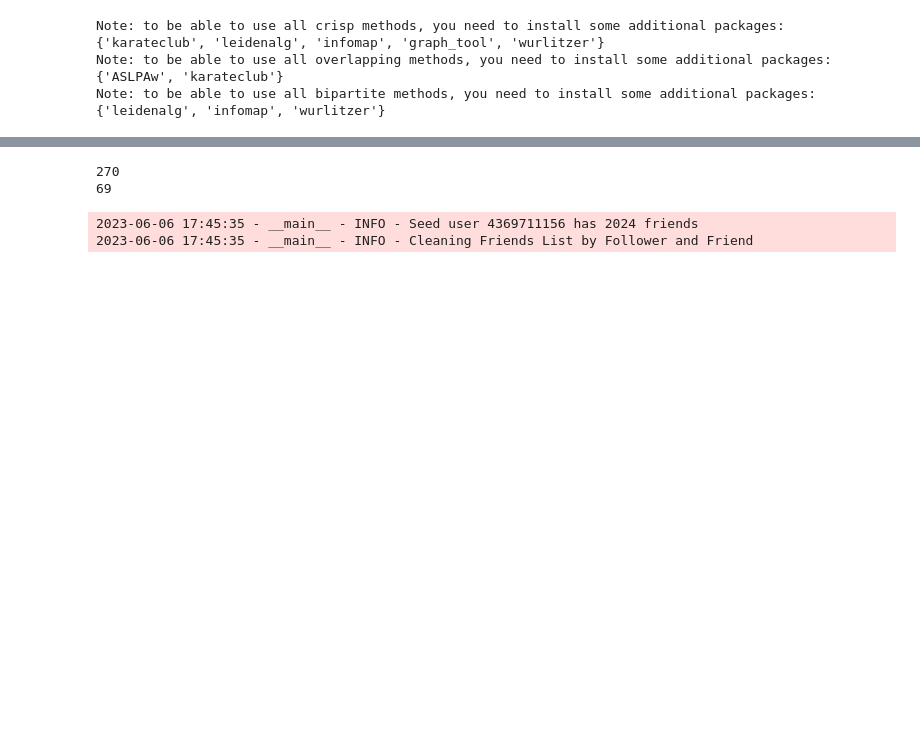
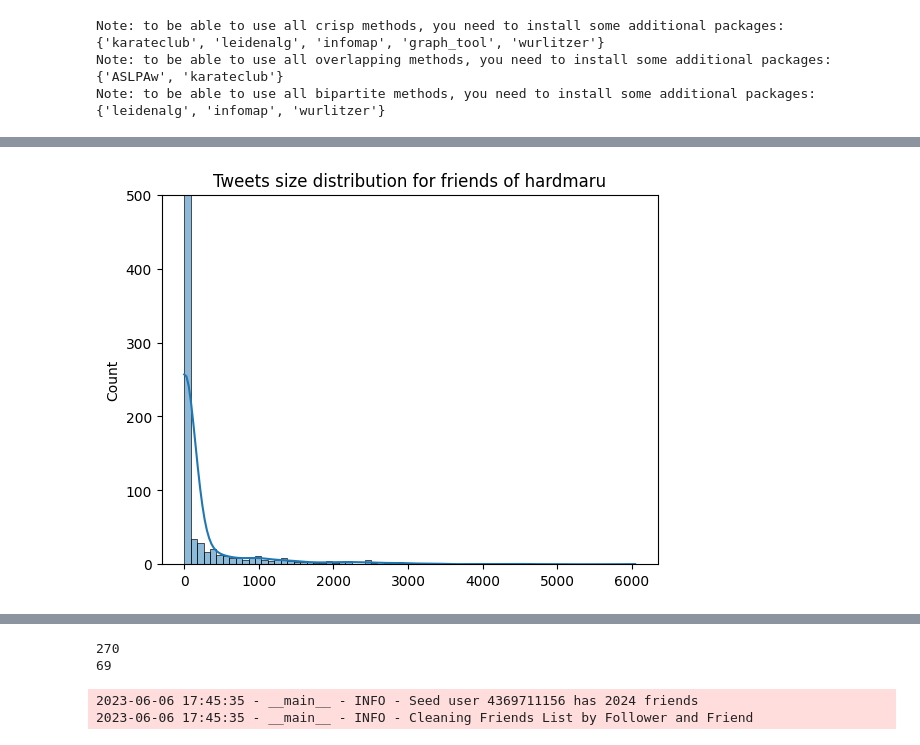
Before and after one commit to SNACES/core, a Jupyter notebook: experiments.ipynb, the cells around one changed output, grey strips where cells are left out. Drawn from its saved outputs; the diff is of its cells as text; code cells hidden in the pictures; blank space fills up the shorter version.

```diff
--- a/experiments.ipynb
+++ b/experiments.ipynb
@@ -27,6 +27,7 @@ user_activity_getters = {
 }
 user_getter = dao_module.get_user_getter()
 user_friend_getter = dao_module.get_user_friend_getter()
+tweet_getter = dao_module.get_user_tweet_getter()
 
 def get_user_activities(user_id: str, user_activity: str):
     activities = user_activity_getters[user_activity].get_user_activities(user_id)
@@ -68,0 +91,15 @@ plt.show()
+# %%
+seed_user_name = 'hardmaru'
+user = user_getter.get_user_by_screen_name(seed_user_name)
+seed_user = str(user.id)
+seed_user_friends = get_user_activities(seed_user, "friends")
+# Print user retweets that appear more than once in the seed user's retweets
+size_list = find_size_of_tweets_list(seed_user_friends, None)
+
+sns.histplot(data=size_list, kde=True, bins=70)
+# Set y limit at 500
+plt.ylim(0, 500)
+plt.title(f"Tweets size distribution for friends of {seed_user_name}")
+plt.show()
+# %% [output]
+[figure, added]
```
Also changed, not shown: parts of 3 cells of this notebook, 8 other files.
